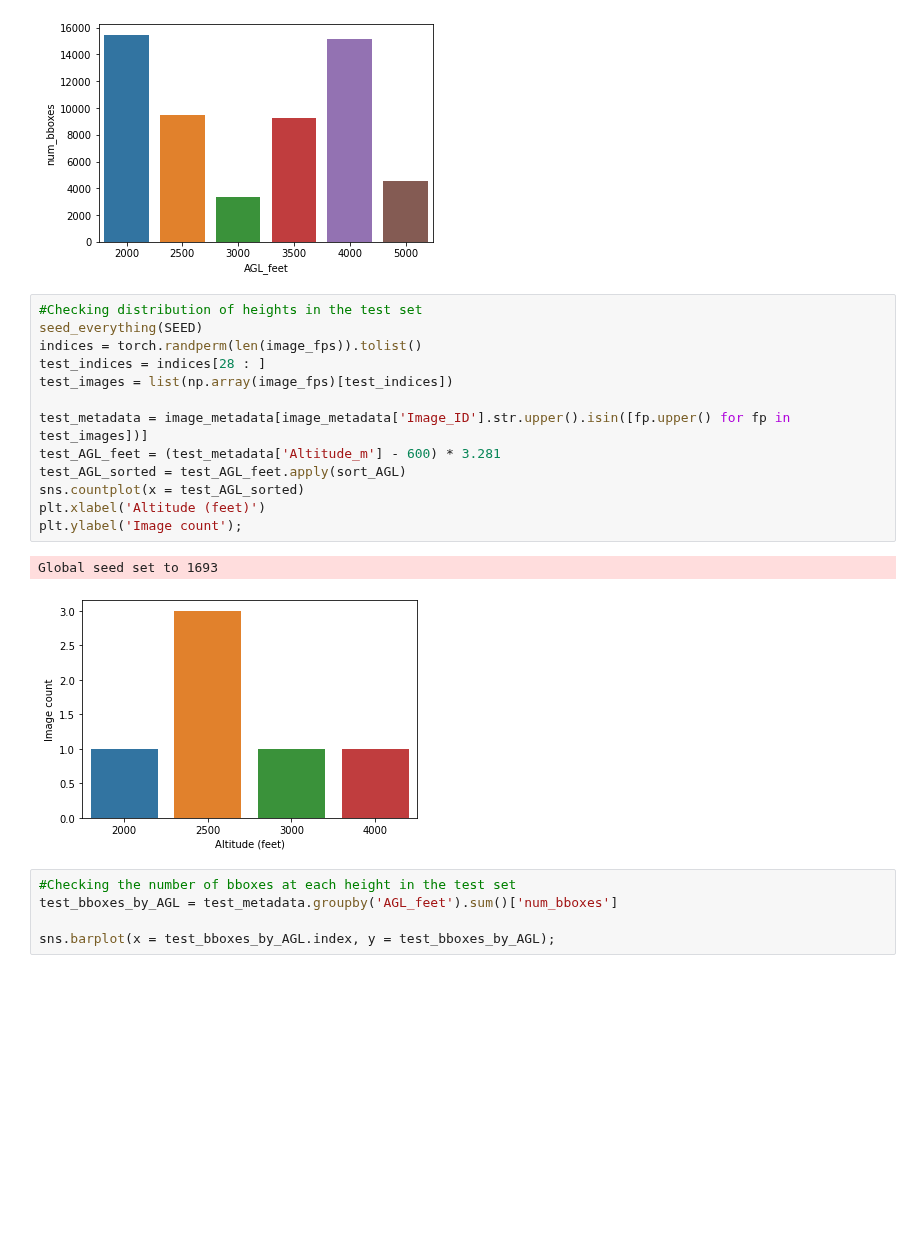
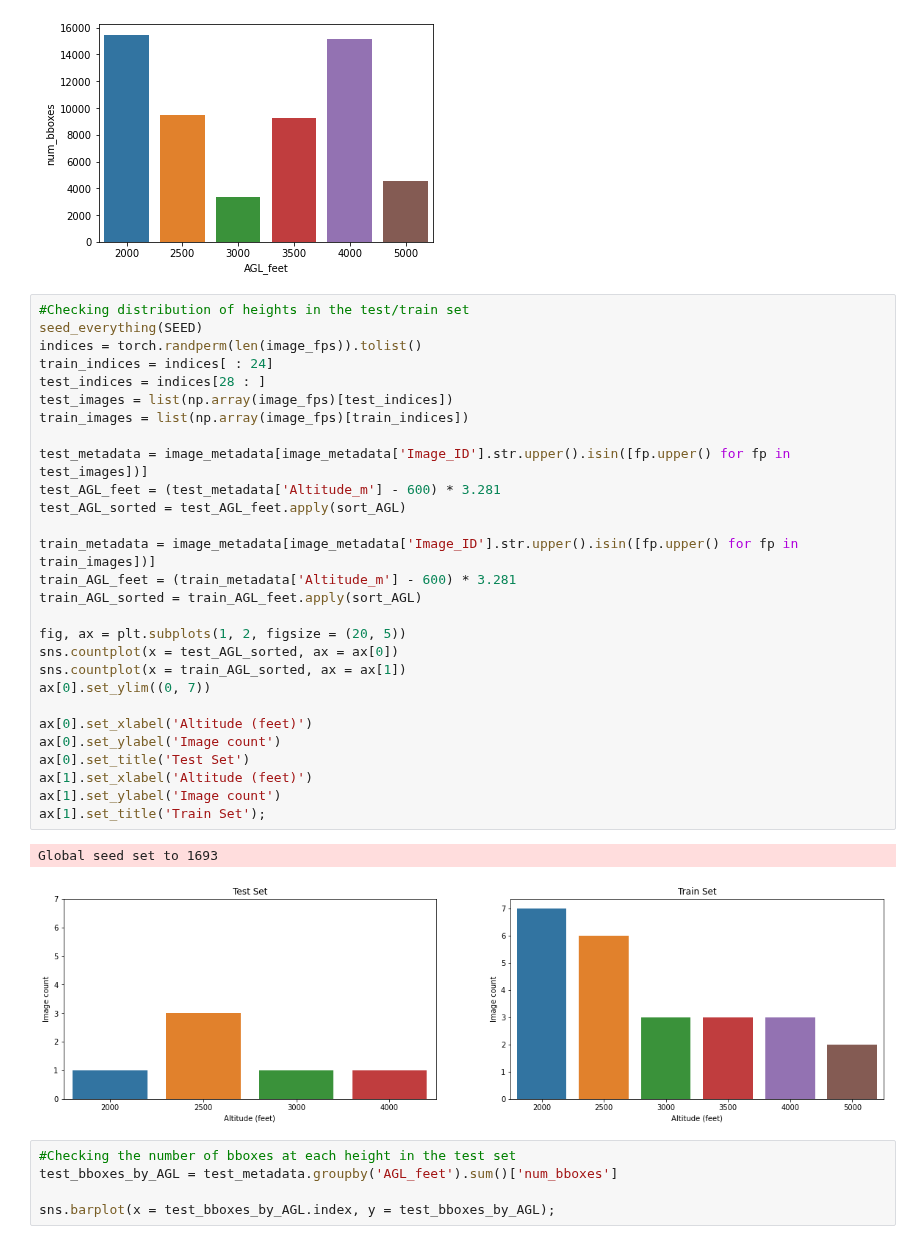
Before and after one commit to emiliolr/counting-cranes, a Jupyter notebook: analyses/dataset_exploration.ipynb, the cells around one changed output. Drawn from its saved outputs; the diff is of its cells as text; blank space fills up the shorter version.

```diff
--- a/analyses/dataset_exploration.ipynb
+++ b/analyses/dataset_exploration.ipynb
@@ -138,21 +138,36 @@ sns.barplot(x = bboxes_by_AGL.index, y = bboxes_by_AGL);
 # %% [output]
 [figure]
 # %%
-#Checking distribution of heights in the test set
+#Checking distribution of heights in the test/train set
 seed_everything(SEED)
 indices = torch.randperm(len(image_fps)).tolist()
+train_indices = indices[ : 24]
 test_indices = indices[28 : ]
 test_images = list(np.array(image_fps)[test_indices])
+train_images = list(np.array(image_fps)[train_indices])
 
 test_metadata = image_metadata[image_metadata['Image_ID'].str.upper().isin([fp.upper() for fp in test_images])]
 test_AGL_feet = (test_metadata['Altitude_m'] - 600) * 3.281
 test_AGL_sorted = test_AGL_feet.apply(sort_AGL)
-sns.countplot(x = test_AGL_sorted)
-plt.xlabel('Altitude (feet)')
-plt.ylabel('Image count');
+
+train_metadata = image_metadata[image_metadata['Image_ID'].str.upper().isin([fp.upper() for fp in train_images])]
+train_AGL_feet = (train_metadata['Altitude_m'] - 600) * 3.281
+train_AGL_sorted = train_AGL_feet.apply(sort_AGL)
+
+fig, ax = plt.subplots(1, 2, figsize = (20, 5))
+sns.countplot(x = test_AGL_sorted, ax = ax[0])
+sns.countplot(x = train_AGL_sorted, ax = ax[1])
+ax[0].set_ylim((0, 7))
+
+ax[0].set_xlabel('Altitude (feet)')
+ax[0].set_ylabel('Image count')
+ax[0].set_title('Test Set')
+ax[1].set_xlabel('Altitude (feet)')
+ax[1].set_ylabel('Image count')
+ax[1].set_title('Train Set');
 # %% [output]
 Global seed set to 1693
-[figure, old version]
+[figure, new version]
 # %%
 #Checking the number of bboxes at each height in the test set
 test_bboxes_by_AGL = test_metadata.groupby('AGL_feet').sum()['num_bboxes']
```
Also changed, not shown: parts of 1 cell of this notebook, 6 other files.
